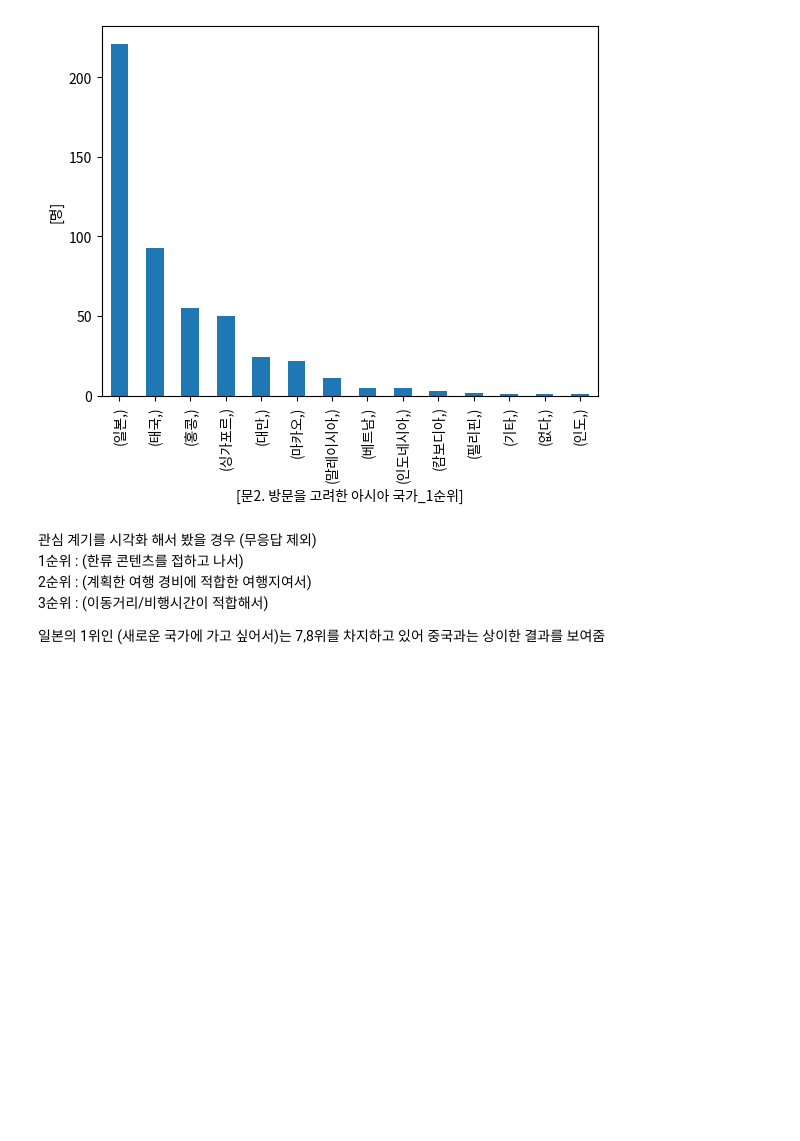
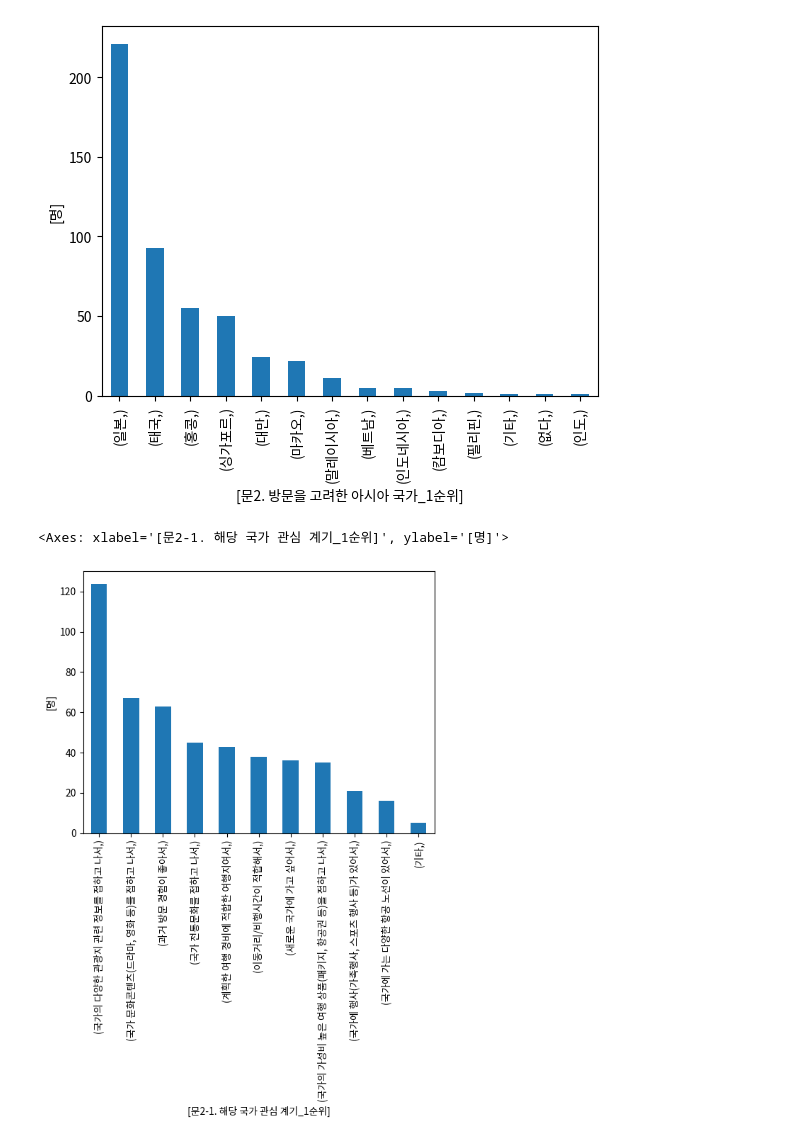
Before and after one commit to kKn00077/techit-travel-data-analysis, a Jupyter notebook: china.ipynb, the cells around one changed output. Saved outputs shown, nothing was run; the diff lists cells and outputs as text; code cells hidden in the pictures; blank space fills up the shorter version.

```diff
--- a/china.ipynb
+++ b/china.ipynb
@@ -156,9 +156,15 @@ info_df = chinese_df[['D_SEX',  # 성별
                       'Q4_2a1', # 부족했던 정보 1순위
                       'Q5',     # 왕복 항공권 및 여행상품 예약시기
                       'Q7A',    # 동반자 유무
-                      'Q8a01',  # 참여한 활동
-                      'Q8_1a1', # 만족한 활동
-                      'Q9_1_1', # 가장 좋았던 곳
+                      'Q8a01',  # 참여한 활동 1순위
+                      'Q8a02',  # 참여한 활동 2순위
+                      'Q8a03',  # 참여한 활동 3순위
+                      'Q8_1a1', # 만족한 활동 1순위
+                      'Q8_1a2', # 만족한 활동 2순위
+                      'Q8_1a3', # 만족한 활동 3순위
+                      'Q9_1_1', # 가장 좋았던 곳 1순위
+                      'Q9_1_2', # 가장 좋았던 곳 2순위
+                      'Q9_1_3', # 가장 좋았던 곳 3순위
                       'KWON1',  # 방문권역1
                       'KWON2',  # 방문권역2
                       'KWON3',  # 방문권역3
@@ -166,7 +172,9 @@ info_df = chinese_df[['D_SEX',  # 성별
                       'KWONB1', # 수도권 및 지방 방문율(수도권 방문)
                       'M박HAP', # 총 숙박기간
                       'M일HAP', # 총 체재기간
-                      'Q9_5A1', # 주요 이용 숙박시설
+                      'Q9_5A1', # 주요 이용 숙박시설 1순위
+                      'Q9_5A2', # 주요 이용 숙박시설 1순위
+                      'Q9_5A3', # 주요 이용 숙박시설 1순위
                       'Q10_2a01',    # 쇼핑 항목 1순위
                       'Q10_2a02',    # 쇼핑 항목 2순위
                       'Q10_2a03',    # 쇼핑 항목 3순위
@@ -273,0 +292,14 @@ info_df.loc[info_df['D_NUM'] != -1, ['D_NUM']].value_counts().plot.bar(
+# %%
+# 재방문율 계산
+# 'D_NUM' 값을 기준으로 재분류
+info_df['D_NUM_reclassified'] = info_df['D_NUM'].apply(
+    lambda x: '재방문' if x in ['2회', '3회', '4회 이상'] else '1회'
+)
+
+# 재분류된 값 확인
+visit_counts = info_df['D_NUM_reclassified'].value_counts()
+display(visit_counts)
+
+# 재방문율 계산
+revisit_rate = (visit_counts['재방문'] / (visit_counts['재방문'] + visit_counts['1회'])) * 100
+print(f'재방문율 : {revisit_rate:.2f}%')
@@ -296,10 +337,12 @@ info_df.loc[info_df['Q2a1'] != -1, ['Q2a1']].value_counts().plot.bar(
 # %% [output]
 <Axes: xlabel='[문2. 방문을 고려한 아시아 국가_1순위]', ylabel='[명]'>
 [figure]
-# %% [markdown]
-관심 계기를 시각화 해서 봤을 경우 (무응답 제외) <br>
-1순위 : (한류 콘텐츠를 접하고 나서) <br>
-2순위 : (계획한 여행 경비에 적합한 여행지여서) <br>
-3순위 : (이동거리/비행시간이 적합해서) <br>
-
-일본의 1위인 (새로운 국가에 가고 싶어서)는 7,8위를 차지하고 있어 중국과는 상이한 결과를 보여줌
+# %%
+# 해당국가 관심 계기 1순위
+info_df.loc[info_df['Q2_1a1'] != -1, ['Q2_1a1']].value_counts().plot.bar(
+    ylabel=['명'],
+    xlabel=columns_value_df.loc[columns_value_df['변수명'] == 'Q2_1a1', '항목명'].head(1).values
+)
+# %% [output]
+<Axes: xlabel='[문2-1. 해당 국가 관심 계기_1순위]', ylabel='[명]'>
+[figure, added]
```
Also changed, not shown: parts of 67 cells of this notebook.
